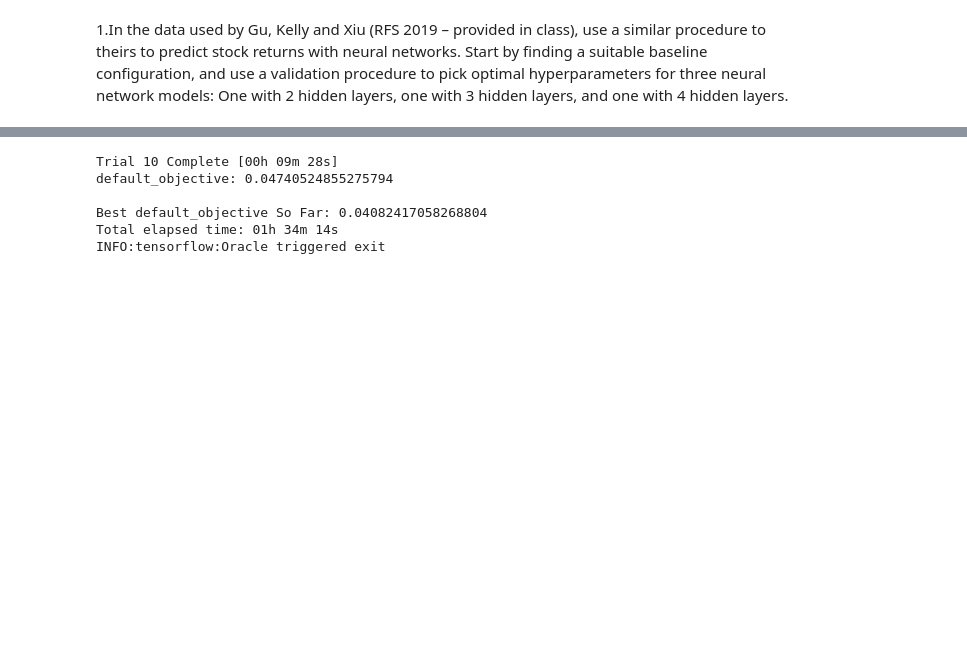
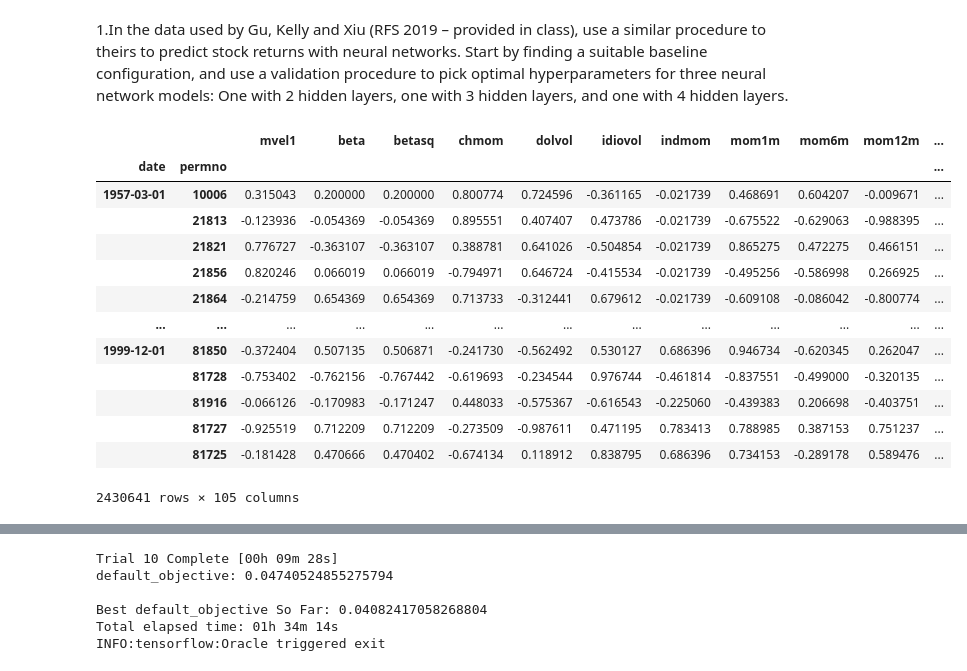
Before and after one commit to ignacioaranguren1/bd_2, a Jupyter notebook: bd_2_local.ipynb, the cells around one changed output, grey strips where cells are left out. Saved outputs shown, nothing was run; the diff lists cells and outputs as text; code cells hidden in the pictures; blank space fills up the shorter version.

```diff
--- a/bd_2_local.ipynb
+++ b/bd_2_local.ipynb
@@ -30,9 +30,9 @@ macro = pd.read_pickle('macro_timeseries.pkl')
 # %%
-def train_validation_test_split(data,train_end_date,validation_end_date):
-  tmp = data.reset_index()
-  train = tmp[tmp.date<=train_end_date].set_index(['date','permno'],drop=True)
-  validation = tmp[(tmp.date>train_end_date) & (tmp.date<=validation_end_date)].set_index(['date','permno'],drop=True)
-  test = tmp[tmp.date>validation_end_date].set_index(['date','permno'],drop=True)
-  return train,validation,test
+def train_validation_test_split(data, train_end_index, validation_end_index):
+    tmp = data.reset_index()
+    train = tmp.iloc[:train_end_index].set_index(['date','permno'],drop=True)
+    validation = tmp[train_end_index:validation_end_index].set_index(['date','permno'],drop=True)
+    test = tmp[validation_end_index:].set_index(['date','permno'],drop=True)
+    return train, validation, test
 # %%
 data_merged = pd.merge(data,macro,on=['date'])
@@ -53,0 +51,17 @@ y_train,y_validation,y_test = train_validation_test_split(y,train_date,validatio
+# %%
+X_train
+# %% [output]
+|  |  | mvel1 | beta | betasq | chmom | dolvol | idiovol | indmom | mom1m | mom6m | mom12m | ... |
+| date | permno |  |  |  |  |  |  |  |  |  |  | ... |
+| 1957-03-01 | 10006 | 0.315043 | 0.200000 | 0.200000 | 0.800774 | 0.724596 | -0.361165 | -0.021739 | 0.468691 | 0.604207 | -0.009671 | ... |
+|  | 21813 | -0.123936 | -0.054369 | -0.054369 | 0.895551 | 0.407407 | 0.473786 | -0.021739 | -0.675522 | -0.629063 | -0.988395 | ... |
+|  | 21821 | 0.776727 | -0.363107 | -0.363107 | 0.388781 | 0.641026 | -0.504854 | -0.021739 | 0.865275 | 0.472275 | 0.466151 | ... |
+|  | 21856 | 0.820246 | 0.066019 | 0.066019 | -0.794971 | 0.646724 | -0.415534 | -0.021739 | -0.495256 | -0.586998 | 0.266925 | ... |
+|  | 21864 | -0.214759 | 0.654369 | 0.654369 | 0.713733 | -0.312441 | 0.679612 | -0.021739 | -0.609108 | -0.086042 | -0.800774 | ... |
+| ... | ... | ... | ... | ... | ... | ... | ... | ... | ... | ... | ... | ... |
+| 1999-12-01 | 81850 | -0.372404 | 0.507135 | 0.506871 | -0.241730 | -0.562492 | 0.530127 | 0.686396 | 0.946734 | -0.620345 | 0.262047 | ... |
+|  | 81728 | -0.753402 | -0.762156 | -0.767442 | -0.619693 | -0.234544 | 0.976744 | -0.461814 | -0.837551 | -0.499000 | -0.320135 | ... |
+|  | 81916 | -0.066126 | -0.170983 | -0.171247 | 0.448033 | -0.575367 | -0.616543 | -0.225060 | -0.439383 | 0.206698 | -0.403751 | ... |
+|  | 81727 | -0.925519 | 0.712209 | 0.712209 | -0.273509 | -0.987611 | 0.471195 | 0.783413 | 0.788985 | 0.387153 | 0.751237 | ... |
+|  | 81725 | -0.181428 | 0.470666 | 0.470402 | -0.674134 | 0.118912 | 0.838795 | 0.686396 | 0.734153 | -0.289178 | 0.589476 | ... |
+2430641 rows × 105 columns
```
Also changed, not shown: parts of 38 cells of this notebook.
